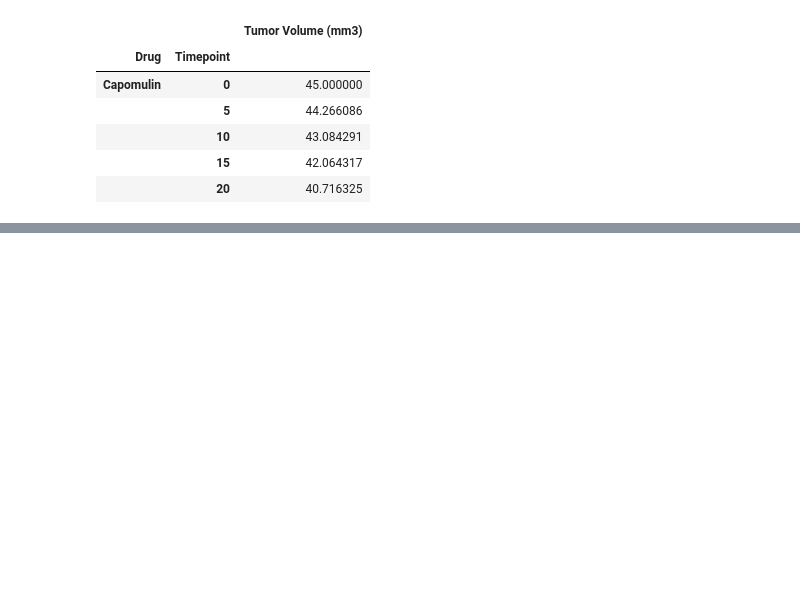
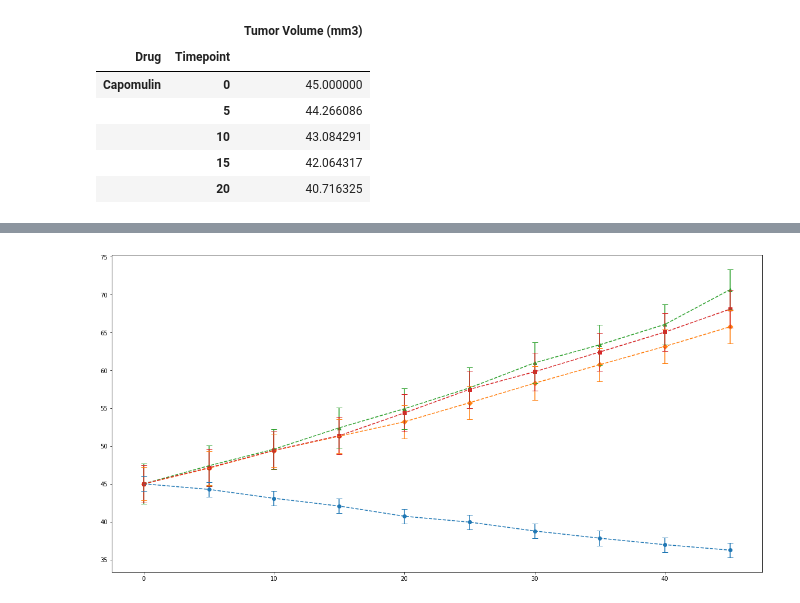
Before and after one commit to txstu09/pymaceuticals-inc, a Jupyter notebook: pymaceuticals.ipynb, the cells around one changed output, grey strips where cells are left out. Cells and saved outputs as stored; diff of their text form; code cells hidden in the pictures; blank space fills up the shorter version.

```diff
--- a/pymaceuticals.ipynb
+++ b/pymaceuticals.ipynb
@@ -80,0 +76,14 @@ s[0]
+# %%
+counter = 0
+markers = ['o','D','^','s']
+colors = ['blue','red','green','orange']
+
+plt.figure(figsize=(20,10))
+
+for column in selected_tumor_size:
+    plt.scatter(x_axis, selected_tumor_size[column], marker=markers[counter])
+    plt.errorbar(x_axis, selected_tumor_size[column], yerr=s_error[counter], capsize=5, fmt='--')
+    counter = counter + 1
+plt.show()
+# %% [output]
+[figure, added]
```
Also changed, not shown: parts of 4 cells of this notebook.
